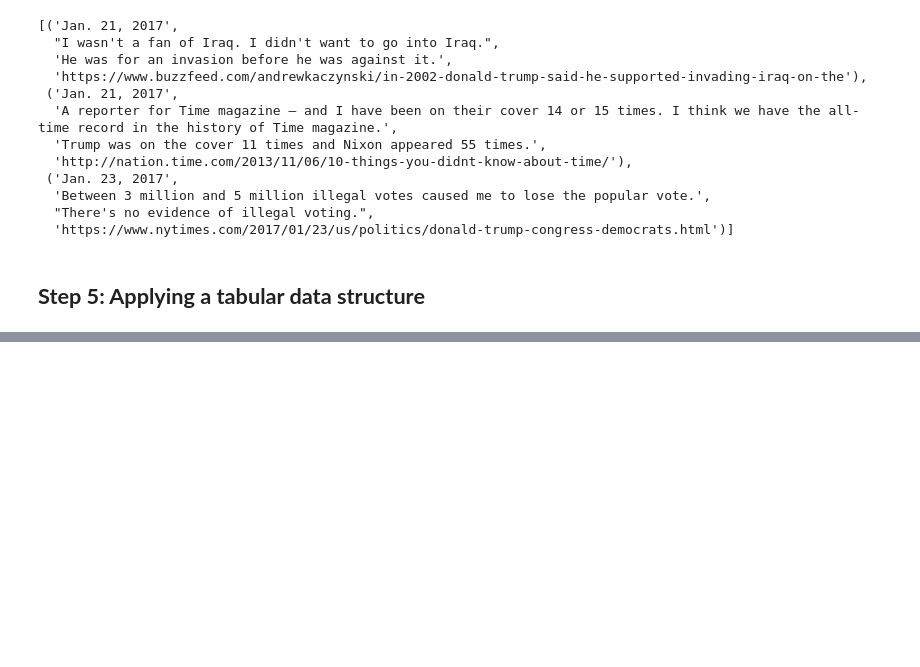
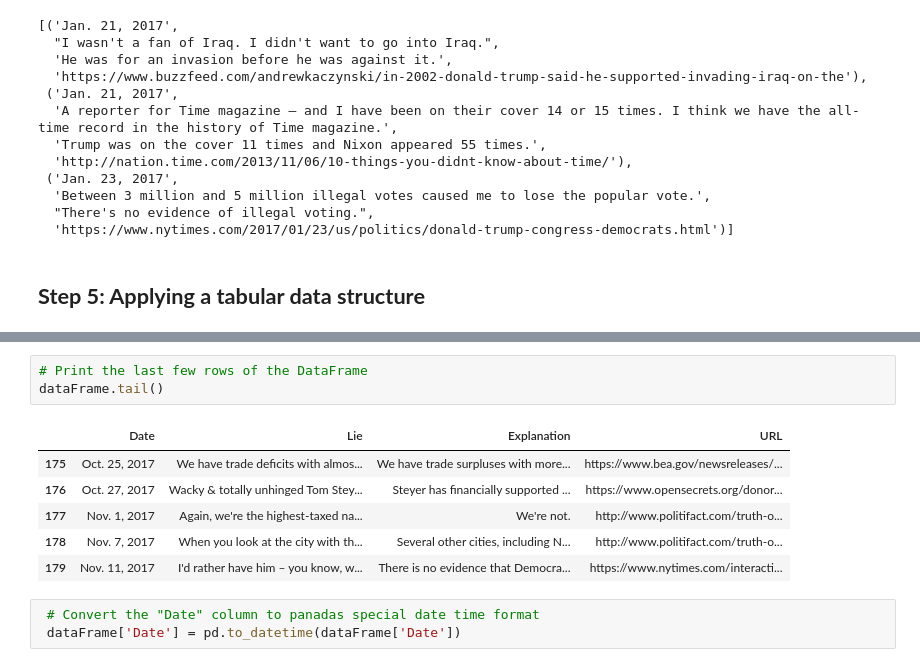
Before and after one commit to Zaedul-Islam/Web_Scraping, a Jupyter notebook: Web Scraping in Python/Web Scraper.ipynb, the cells around one changed output, grey strips where cells are left out. Drawn from its saved outputs; the diff is of its cells as text; blank space fills up the shorter version.

```diff
--- a/Web Scraping in Python/Web Scraper.ipynb
+++ b/Web Scraping in Python/Web Scraper.ipynb
@@ -166,0 +179,13 @@ import pandas as pd
+# %%
+# Print the last few rows of the DataFrame
+dataFrame.tail()
+# %% [output]
+|  | Date | Lie | Explanation | URL |
+| 175 | Oct. 25, 2017 | We have trade deficits with almos... | We have trade surpluses with more... | https://www.bea.gov/newsreleases/... |
+| 176 | Oct. 27, 2017 | Wacky & totally unhinged Tom Stey... | Steyer has financially supported ... | https://www.opensecrets.org/donor... |
+| 177 | Nov. 1, 2017 | Again, we're the highest-taxed na... | We're not. | http://www.politifact.com/truth-o... |
+| 178 | Nov. 7, 2017 | When you look at the city with th... | Several other cities, including N... | http://www.politifact.com/truth-o... |
+| 179 | Nov. 11, 2017 | I'd rather have him – you know, w... | There is no evidence that Democra... | https://www.nytimes.com/interacti... |
+# %%
+ # Convert the "Date" column to panadas special date time format
+ dataFrame['Date'] = pd.to_datetime(dataFrame['Date'])
```
Also changed, not shown: parts of 8 cells of this notebook.
